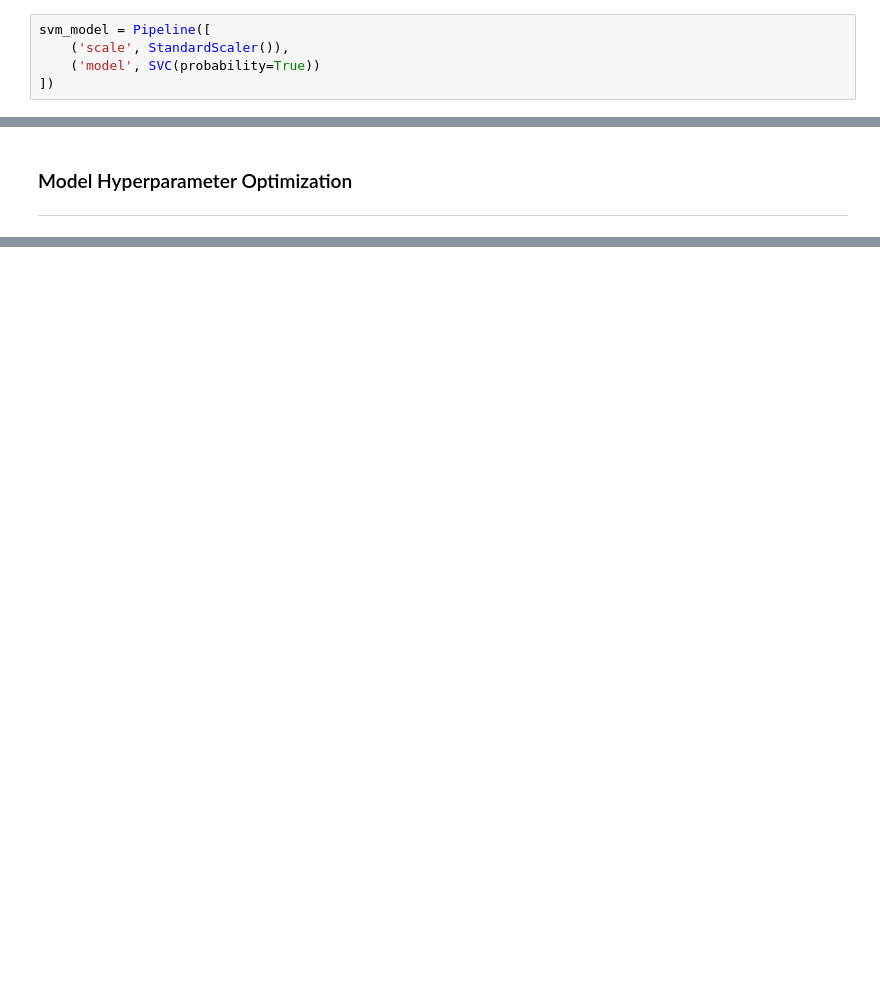
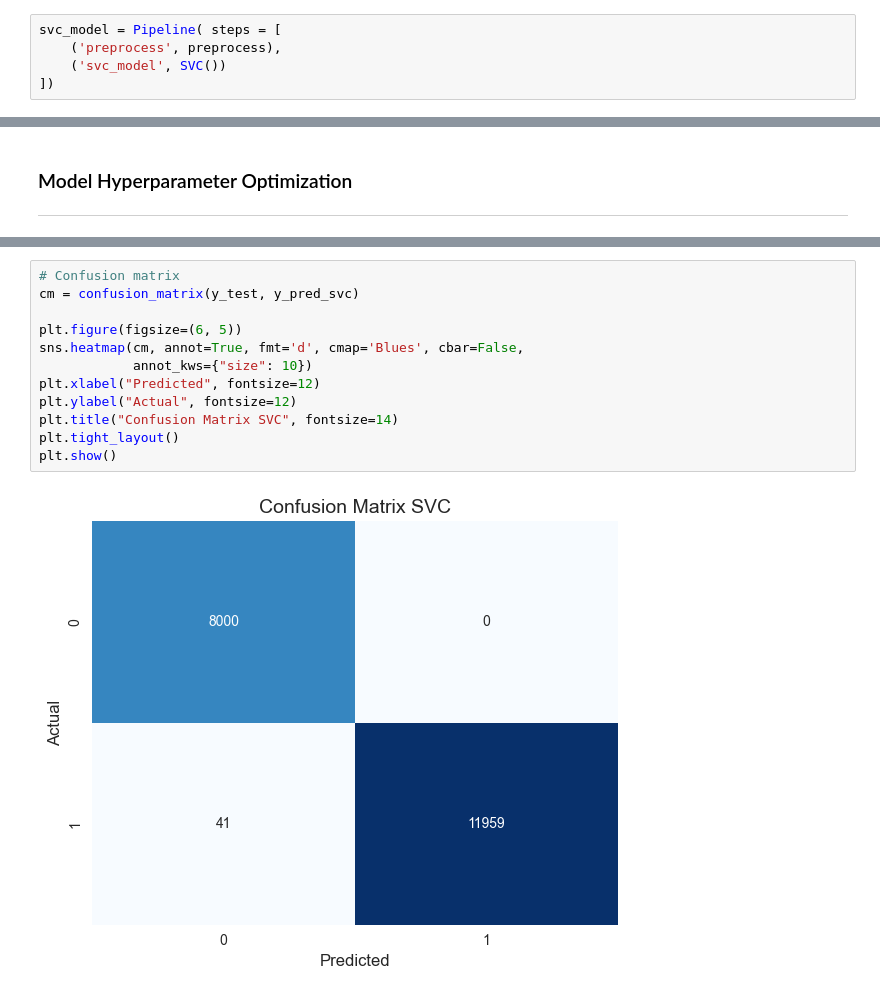
Before and after one commit to plamensve/diabets_health_indicators, a Jupyter notebook: notebooks/04_modeling.ipynb, the cells around one changed output, grey strips where cells are left out. Drawn from its saved outputs; the diff is of its cells as text; blank space fills up the shorter version.

```diff
--- a/notebooks/04_modeling.ipynb
+++ b/notebooks/04_modeling.ipynb
@@ -78,7 +120,7 @@ lr_model = Pipeline([
     ('lr_model', LogisticRegression())
 ])
 # %%
-svm_model = Pipeline([
-    ('scale', StandardScaler()),
-    ('model', SVC(probability=True))
+svc_model = Pipeline( steps = [
+    ('preprocess', preprocess),
+    ('svc_model', SVC())
 ])
@@ -191,3 +333,17 @@ plt.show()
+# %%
+# Confusion matrix
+cm = confusion_matrix(y_test, y_pred_svc)
+
+plt.figure(figsize=(6, 5))
+sns.heatmap(cm, annot=True, fmt='d', cmap='Blues', cbar=False,
+            annot_kws={"size": 10})
+plt.xlabel("Predicted", fontsize=12)
+plt.ylabel("Actual", fontsize=12)
+plt.title("Confusion Matrix SVC", fontsize=14)
+plt.tight_layout()
+plt.show()
+# %% [output]
+[figure, added]
 # %%
 plt.figure(figsize=(7, 6))
 RocCurveDisplay.from_estimator(lr_model, X_test, y_test)
```
Also changed, not shown: parts of 24 cells of this notebook.
